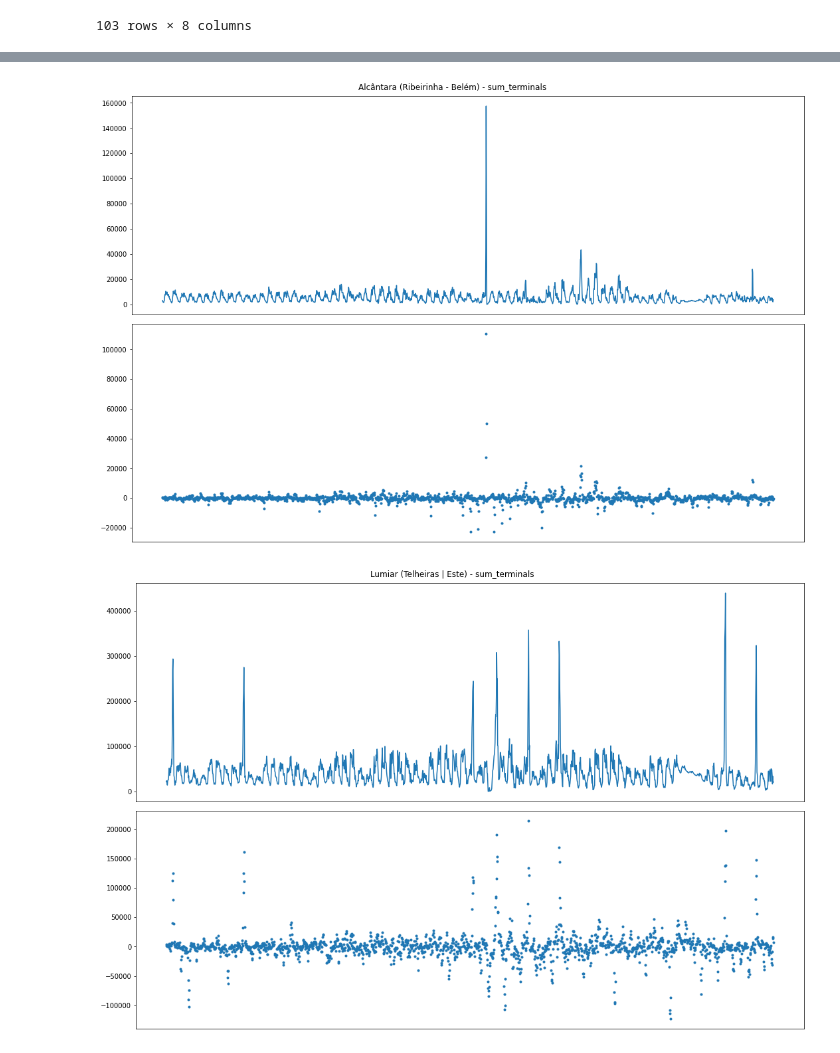
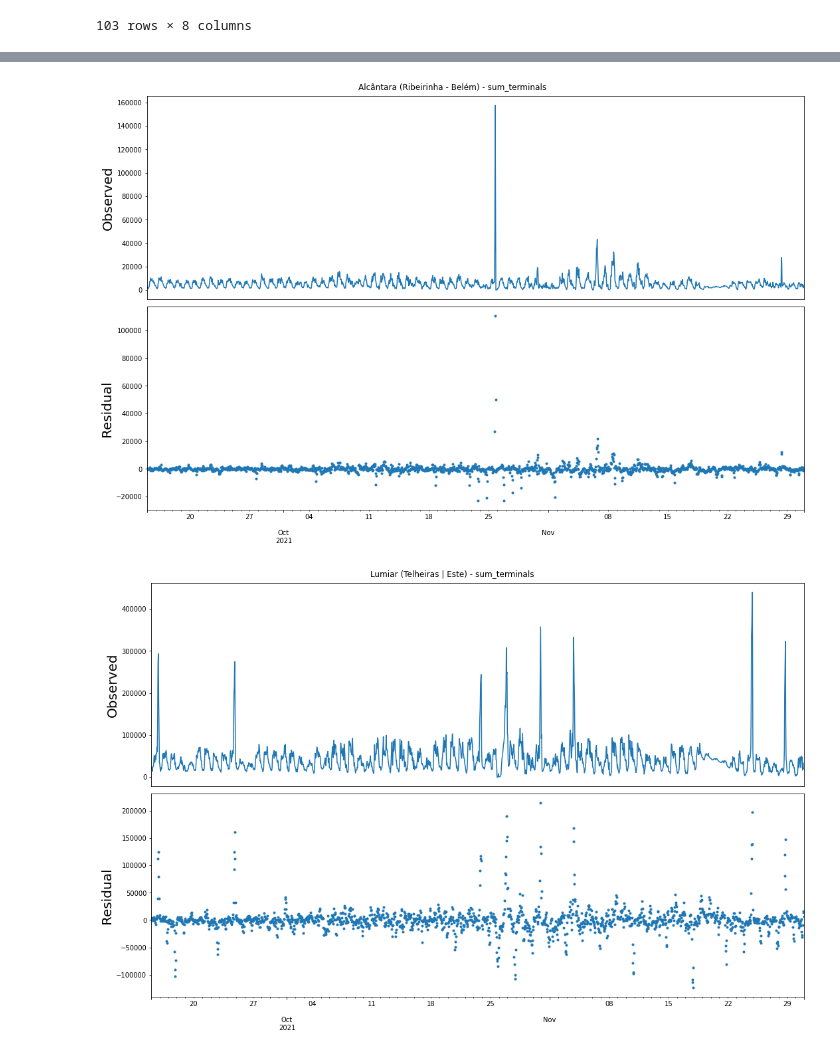
Before and after one commit to MiguelGarcaoSilva/motifsinresidual, a Jupyter notebook: code/populationdensity_casestudy.ipynb, the cells around one changed output, grey strips where cells are left out. Saved outputs shown, nothing was run; the diff lists cells and outputs as text; code cells hidden in the pictures.

Commit message:
progress in population casestudy

```diff
--- a/code/populationdensity_casestudy.ipynb
+++ b/code/populationdensity_casestudy.ipynb
@@ -5,9 +5,21 @@ import matplotlib.pyplot as plt
 from shapely.geometry import Point, Polygon
 from statsmodels.tsa.seasonal import STL, seasonal_decompose, MSTL
 from matplotlib.ticker import FuncFormatter
+import matplotlib.pylab as pylab
+import matplotlib.dates as mdates
+from scipy.stats import norm, binom, gaussian_kde, multivariate_normal
+
+params = {'legend.fontsize': 'xx-large',
+         'axes.labelsize': 20}
+pylab.rcParams.update(params)
+import math
+import logging
+
+logger = logging.getLogger(__name__)
+logging.basicConfig(level=logging.INFO)
 # %%
 #read csv
-data = pd.read_csv('../data/populationdensity/hourly_taz.csv')
+data = pd.read_csv('../data/populationdensity/hourly_taz.csv', date_parser=['one_time'])
 #taz_id to taz_name dict
 taz_id_name = {}
 for taz_id in data['taz_id'].unique():
@@ -117,13 +129,14 @@ for taz_id in top_taz_ids:
     for data_feature in features:
         time_serie = data[data['taz_id'] == taz_id][[data_feature, 'one_time']]
         time_serie.sort_values(by='one_time', inplace=True)
-        fig, ax = plt.subplots(2, 1, figsize=(15, 10))
-        ax[0].plot(time_serie['one_time'], time_serie[data_feature])
-        ax[1].plot(time_serie['one_time'], resids[str(taz_id)+"_"+data_feature], label='Residuals', marker='.', linestyle='None')
-        ax[0].set_xticks([])
-        ax[1].set_xticks([])
-        #set title of figure
+        time_serie.set_index('one_time', inplace=True)
+        time_serie.index = pd.to_datetime(time_serie.index)
+        fig, axes = plt.subplots(2, 1, figsize=(15, 10), sharex=True)
+        time_serie[data_feature].plot(ax=axes[0], legend=False,label="", xlabel="", ylabel="Observed")
+        resids[str(taz_id)+"_"+data_feature].plot(ax=axes[1], style=".", legend=False,xlabel="", ylabel="Residual")
+
         fig.suptitle(f"{taz_id_name[taz_id]} - {data_feature}")
+        axes[0].axes.get_xaxis().set_visible(False)
         plt.tight_layout()
         plt.show()
 # %% [output]
@@ -132,2 +145,2 @@ for taz_id in top_taz_ids:
-[figure, old version]
+[figure, new version]
-[figure, old version]
+[figure, new version]
```
Also changed, not shown: parts of 11 cells of this notebook, 1 other file.
